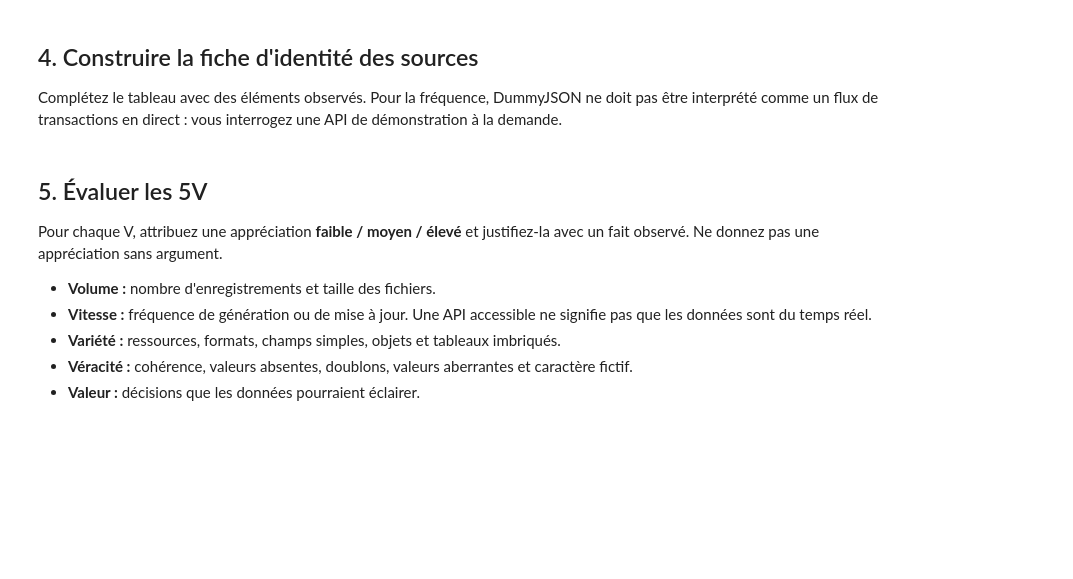
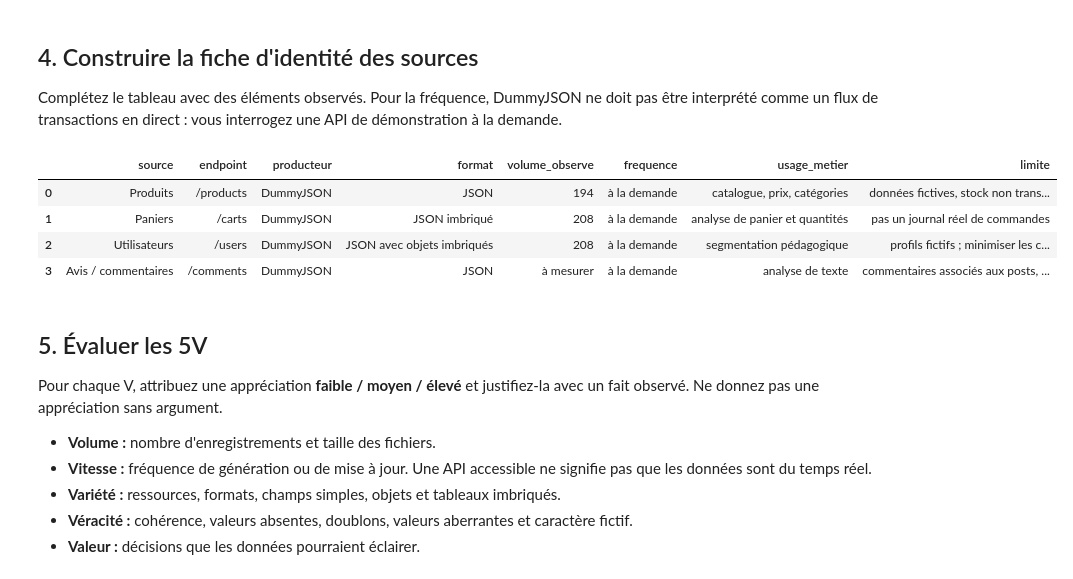
Before and after one commit to Abdoul-ilmi/Big-Data-B2-Abdoul-Mohamed, a Jupyter notebook: notebooks/01_atelier_exploration_sources.ipynb, the cells around one changed output. Drawn from its saved outputs; the diff is of its cells as text; code cells hidden in the pictures; blank space fills up the shorter version.

```diff
--- a/notebooks/01_atelier_exploration_sources.ipynb
+++ b/notebooks/01_atelier_exploration_sources.ipynb
@@ -152,11 +235,17 @@ Complétez le tableau avec des éléments observés. Pour la fréquence, DummyJS
 # %%
 fiche_sources = pd.DataFrame([
     {"source":"Produits", "endpoint":"/products", "producteur":"DummyJSON", "format":"JSON", "volume_observe":len(products_df), "frequence":"à la demande", "usage_metier":"catalogue, prix, catégories", "limite":"données fictives, stock non transactionnel"},
     {"source":"Paniers", "endpoint":"/carts", "producteur":"DummyJSON", "format":"JSON imbriqué", "volume_observe":len(carts_df), "frequence":"à la demande", "usage_metier":"analyse de panier et quantités", "limite":"pas un journal réel de commandes"},
     {"source":"Utilisateurs", "endpoint":"/users", "producteur":"DummyJSON", "format":"JSON avec objets imbriqués", "volume_observe":len(users_df), "frequence":"à la demande", "usage_metier":"segmentation pédagogique", "limite":"profils fictifs ; minimiser les champs"},
-    {"source":"Avis / commentaires", "endpoint":"/comments", "producteur":"DummyJSON", "format":"JSON", "volume_observe":"à mesurer", "frequence":"à la demande", "usage_metier":"analyse de texte", "limite":"commentaires associés aux posts, pas aux produits"}
+    {"source":"Avis / commentaires", "endpoint":"/comments", "producteur":"DummyJSON", "format":"JSON", "volume_observe":340, "frequence":"à la demande", "usage_metier":"analyse de texte", "limite":"commentaires associés aux posts, pas aux produits"}
 ])
 display(fiche_sources)
+# %% [output]
+|  | source | endpoint | producteur | format | volume_observe | frequence | usage_metier | limite |
+| 0 | Produits | /products | DummyJSON | JSON | 194 | à la demande | catalogue, prix, catégories | données fictives, stock non trans... |
+| 1 | Paniers | /carts | DummyJSON | JSON imbriqué | 208 | à la demande | analyse de panier et quantités | pas un journal réel de commandes |
+| 2 | Utilisateurs | /users | DummyJSON | JSON avec objets imbriqués | 208 | à la demande | segmentation pédagogique | profils fictifs ; minimiser les c... |
+| 3 | Avis / commentaires | /comments | DummyJSON | JSON | à mesurer | à la demande | analyse de texte | commentaires associés aux posts, ... |
 # %% [markdown]
 ## 5. Évaluer les 5V
 
```
Also changed, not shown: parts of 10 cells of this notebook, 13 other files.
